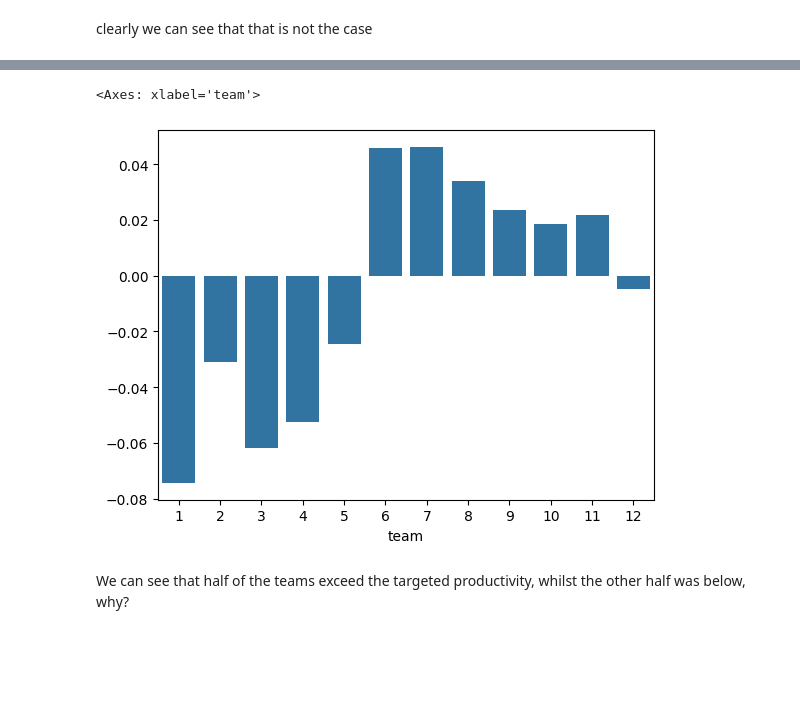
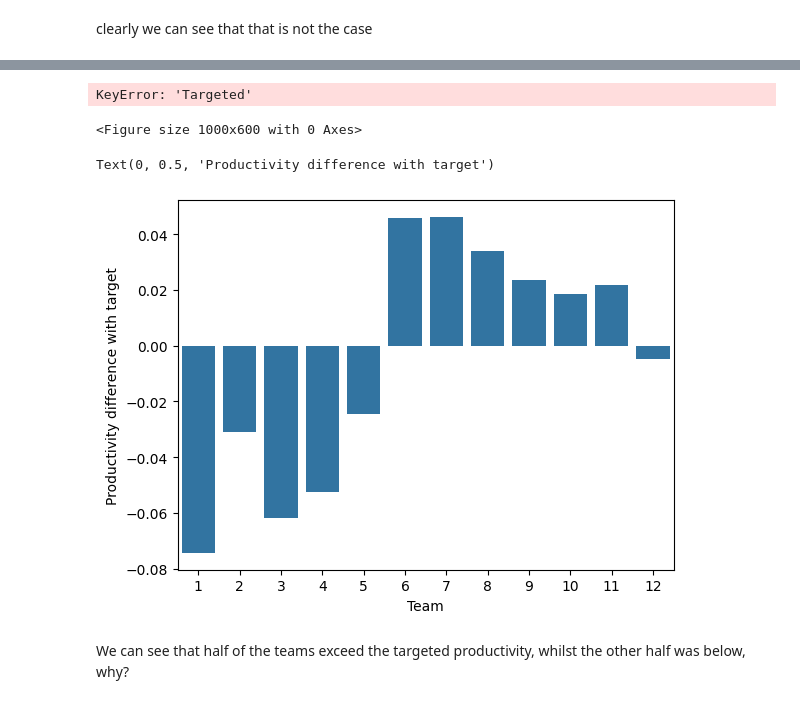
Before and after one commit to juanesgarg/Productivity_analysis, a Jupyter notebook: productivity_analysis_garment_industry.ipynb, the cells around one changed output, grey strips where cells are left out. Saved outputs shown, nothing was run; the diff lists cells and outputs as text; code cells hidden in the pictures; blank space fills up the shorter version.

```diff
--- a/productivity_analysis_garment_industry.ipynb
+++ b/productivity_analysis_garment_industry.ipynb
@@ -165,9 +158,28 @@ sn.barplot(team_tprod,color='grey', alpha=0.7)
+# %%
+df_prod = pd.DataFrame({'Targeted': team_tprod, 'Actual': team_prod}).sort_index()
+x = np.arange(len(df.index))
+width = 0.4
+plt.figure(figsize=(10, 6))
+plt.bar(x - width/2, df['Targeted'], width=width, label="Targeted Productivity", color='red', alpha=0.7)
+plt.bar(x + width/2, df['Actual'], width=width, label="Actual Productivity", color='blue', alpha=0.7)
+
+plt.xticks(x, df.index)
+plt.xlabel("Team")
+plt.ylabel("Productivity")
+plt.title("Targeted vs Actual Productivity by Team")
+plt.legend()
+plt.show()
+# %% [output]
+KeyError: 'Targeted'
+<Figure size 1000x600 with 0 Axes>
 # %%
 dif = team_tprod-team_prod
 
 sn.barplot(dif)
+plt.xlabel("Team")
+plt.ylabel("Productivity difference with target")
 # %% [output]
-<Axes: xlabel='team'>
+Text(0, 0.5, 'Productivity difference with target')
-[figure, old version]
+[figure, new version]
 # %% [markdown]
 We can see that half of the teams exceed the targeted productivity, whilst the other half was below, why?
```
Also changed, not shown: parts of 5 cells of this notebook.
